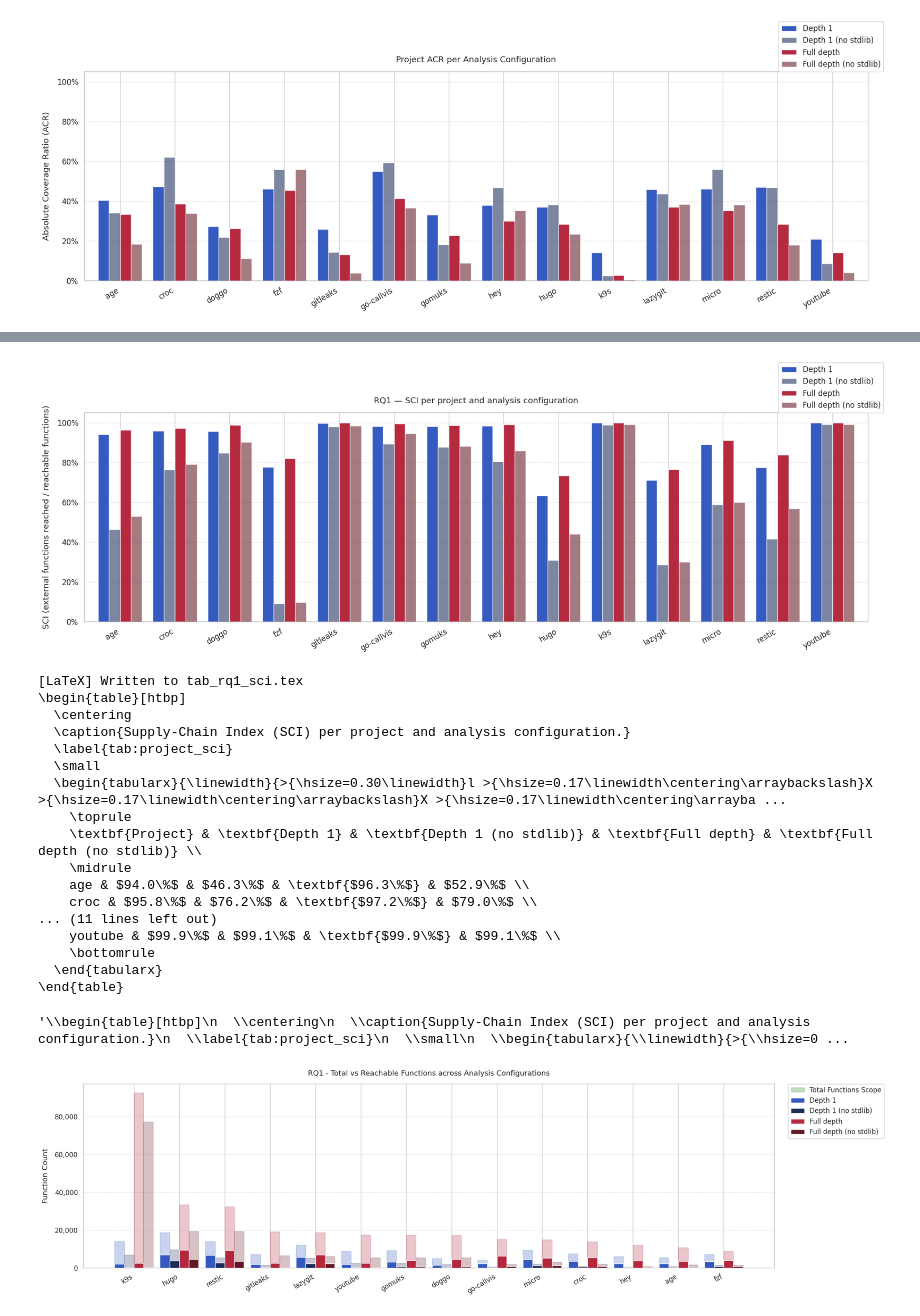
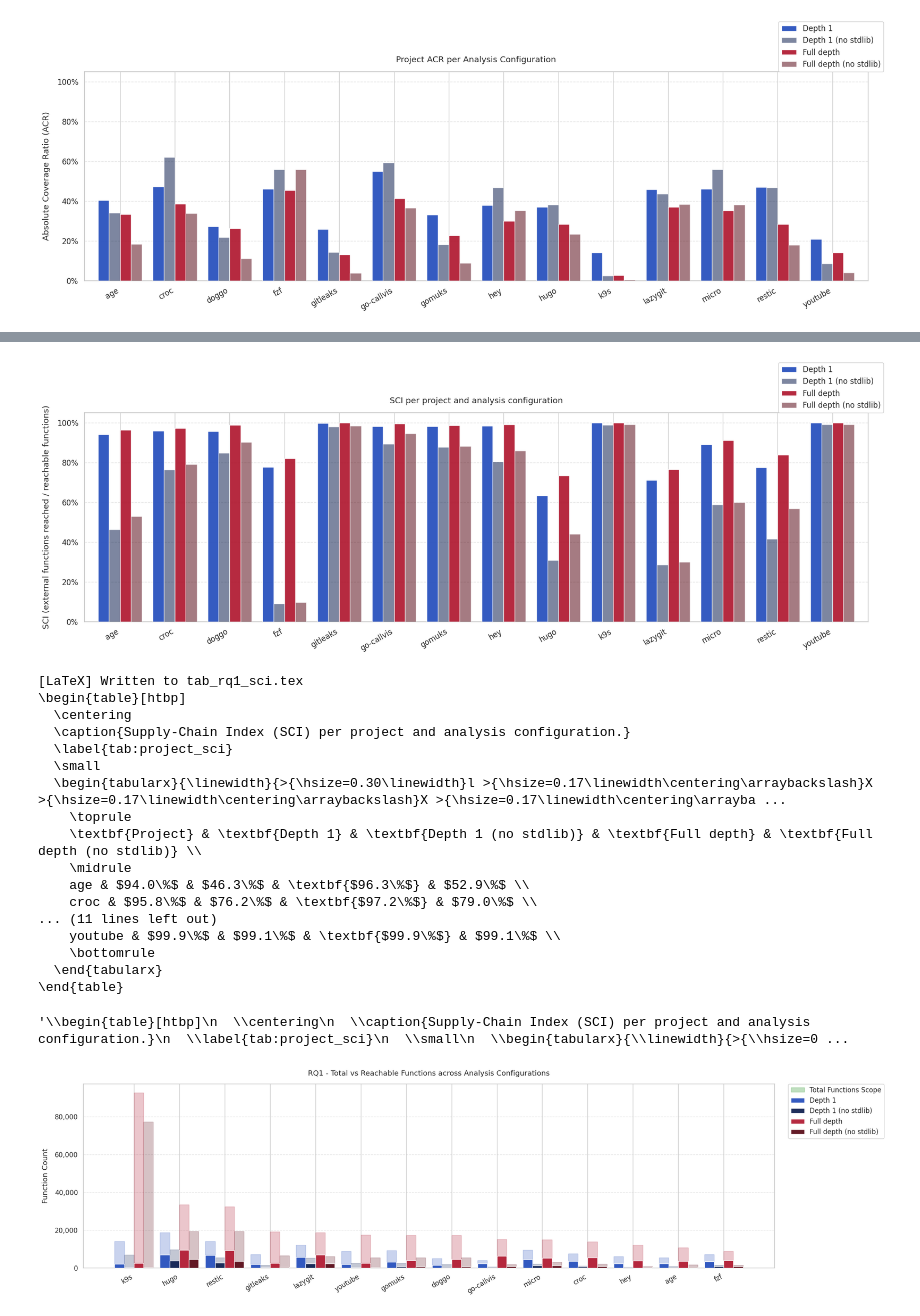
Before and after one commit to KeithFarrugia/go-callstat, a Jupyter notebook: Thesis_result_gatheringFinal.ipynb, the cells around one changed output, grey strips where cells are left out. Drawn from its saved outputs; the diff is of its cells as text; code cells hidden in the pictures.

```diff
--- a/Thesis_result_gatheringFinal.ipynb
+++ b/Thesis_result_gatheringFinal.ipynb
@@ -643,7 +632,7 @@ def plot_sci_grouped(proj_df: pd.DataFrame) -> None:
 
     render_grouped_distribution_plot(
         pivot_df=pivot,
-        title="RQ1 — SCI per project and analysis configuration",
+        title="SCI per project and analysis configuration",
         ylabel="SCI (external functions reached / reachable functions)",
         save_filename="rq1_sci.pdf",
         y_formatter=mticker.PercentFormatter(xmax=1),
@@ -711,34 +700,34 @@ def generate_latex_sci_table(
             else:
                 formatted = f"${val * 100:.1f}\\%$"
                 if max_val is not None and abs(val - max_val) < 1e-9:
                     formatted = f"\\textbf{{{formatted}}}"
                 cells.append(formatted)
         latex.append("    " + " & ".join(cells) + r" \\")
 
     latex.append(r"    \bottomrule")
     latex.append(r"  \end{tabularx}")
     latex.append(r"\end{sidewaystable}" if landscape else r"\end{table}")
 
     result = "\n".join(latex)
 
     if filename:
         path = Path(filename) if filename.endswith(".tex") else Path(filename + ".tex")
         path.write_text(result, encoding="utf-8")
         print(f"[LaTeX] Written to {path}")
 
     print(result)
     return result
 
 
 # Usage
 generate_latex_sci_table(
     PROJ_DF,
     case_order  = CASE_ORDER,
     case_labels = CASE_LABELS,
     filename    = "tab_rq1_sci",
 )
 # %% [output]
-[figure, old version]
+[figure, new version]
 [LaTeX] Written to tab_rq1_sci.tex
 \begin{table}[htbp]
   \centering
```
Also changed, not shown: parts of 5 cells of this notebook, 6 other files.
